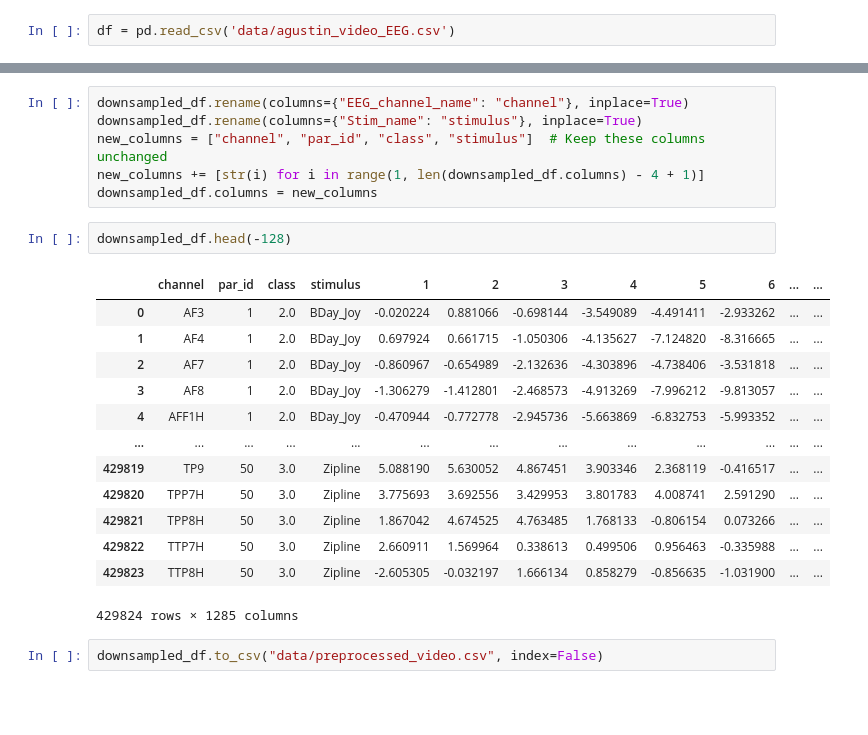
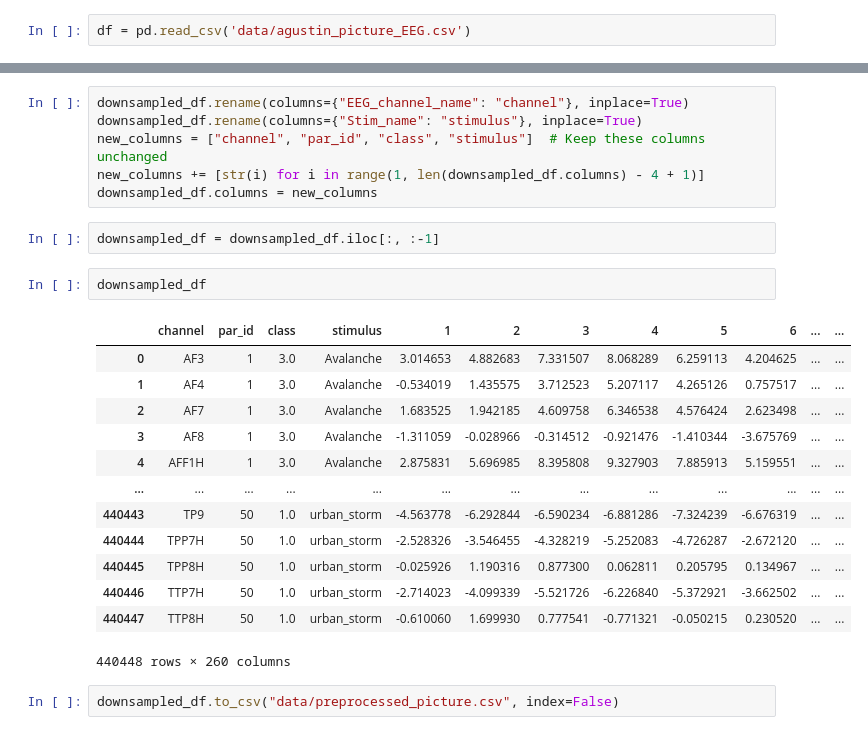
Before and after one commit to agustin-lorenzo/emotion-recognition-thesis, a Jupyter notebook: preprocess.ipynb, the cells around one changed output, grey strips where cells are left out. Drawn from its saved outputs; the diff is of its cells as text; blank space fills up the shorter version.

Commit message:
Preparing to load both picture and video datasets

```diff
--- a/preprocess.ipynb
+++ b/preprocess.ipynb
@@ -3,4 +5,4 @@ import pandas as pd
 # %%
-df = pd.read_csv('data/agustin_video_EEG.csv')
+df = pd.read_csv('data/agustin_picture_EEG.csv')
 # %%
 df.head(10)
@@ -46,21 +35,23 @@ downsampled_df.rename(columns={"Stim_name": "stimulus"}, inplace=True)
 new_columns = ["channel", "par_id", "class", "stimulus"]  # Keep these columns unchanged
 new_columns += [str(i) for i in range(1, len(downsampled_df.columns) - 4 + 1)]
 downsampled_df.columns = new_columns
+# %%
+downsampled_df = downsampled_df.iloc[:, :-1]
 # %%
-downsampled_df.head(-128)
+downsampled_df
 # %% [output]
 |  | channel | par_id | class | stimulus | 1 | 2 | 3 | 4 | 5 | 6 | ... | ... |
-| 0 | AF3 | 1 | 2.0 | BDay_Joy | -0.020224 | 0.881066 | -0.698144 | -3.549089 | -4.491411 | -2.933262 | ... | ... |
-| 1 | AF4 | 1 | 2.0 | BDay_Joy | 0.697924 | 0.661715 | -1.050306 | -4.135627 | -7.124820 | -8.316665 | ... | ... |
-| 2 | AF7 | 1 | 2.0 | BDay_Joy | -0.860967 | -0.654989 | -2.132636 | -4.303896 | -4.738406 | -3.531818 | ... | ... |
-| 3 | AF8 | 1 | 2.0 | BDay_Joy | -1.306279 | -1.412801 | -2.468573 | -4.913269 | -7.996212 | -9.813057 | ... | ... |
-| 4 | AFF1H | 1 | 2.0 | BDay_Joy | -0.470944 | -0.772778 | -2.945736 | -5.663869 | -6.832753 | -5.993352 | ... | ... |
+| 0 | AF3 | 1 | 3.0 | Avalanche | 3.014653 | 4.882683 | 7.331507 | 8.068289 | 6.259113 | 4.204625 | ... | ... |
+| 1 | AF4 | 1 | 3.0 | Avalanche | -0.534019 | 1.435575 | 3.712523 | 5.207117 | 4.265126 | 0.757517 | ... | ... |
+| 2 | AF7 | 1 | 3.0 | Avalanche | 1.683525 | 1.942185 | 4.609758 | 6.346538 | 4.576424 | 2.623498 | ... | ... |
+| 3 | AF8 | 1 | 3.0 | Avalanche | -1.311059 | -0.028966 | -0.314512 | -0.921476 | -1.410344 | -3.675769 | ... | ... |
+| 4 | AFF1H | 1 | 3.0 | Avalanche | 2.875831 | 5.696985 | 8.395808 | 9.327903 | 7.885913 | 5.159551 | ... | ... |
 | ... | ... | ... | ... | ... | ... | ... | ... | ... | ... | ... | ... | ... |
-| 429819 | TP9 | 50 | 3.0 | Zipline | 5.088190 | 5.630052 | 4.867451 | 3.903346 | 2.368119 | -0.416517 | ... | ... |
-| 429820 | TPP7H | 50 | 3.0 | Zipline | 3.775693 | 3.692556 | 3.429953 | 3.801783 | 4.008741 | 2.591290 | ... | ... |
-| 429821 | TPP8H | 50 | 3.0 | Zipline | 1.867042 | 4.674525 | 4.763485 | 1.768133 | -0.806154 | 0.073266 | ... | ... |
-| 429822 | TTP7H | 50 | 3.0 | Zipline | 2.660911 | 1.569964 | 0.338613 | 0.499506 | 0.956463 | -0.335988 | ... | ... |
-| 429823 | TTP8H | 50 | 3.0 | Zipline | -2.605305 | -0.032197 | 1.666134 | 0.858279 | -0.856635 | -1.031900 | ... | ... |
+| 440443 | TP9 | 50 | 1.0 | urban_storm | -4.563778 | -6.292844 | -6.590234 | -6.881286 | -7.324239 | -6.676319 | ... | ... |
+| 440444 | TPP7H | 50 | 1.0 | urban_storm | -2.528326 | -3.546455 | -4.328219 | -5.252083 | -4.726287 | -2.672120 | ... | ... |
+| 440445 | TPP8H | 50 | 1.0 | urban_storm | -0.025926 | 1.190316 | 0.877300 | 0.062811 | 0.205795 | 0.134967 | ... | ... |
+| 440446 | TTP7H | 50 | 1.0 | urban_storm | -2.714023 | -4.099339 | -5.521726 | -6.226840 | -5.372921 | -3.662502 | ... | ... |
+| 440447 | TTP8H | 50 | 1.0 | urban_storm | -0.610060 | 1.699930 | 0.777541 | -0.771321 | -0.050215 | 0.230520 | ... | ... |
-429824 rows × 1285 columns
+440448 rows × 260 columns
 # %%
-downsampled_df.to_csv("data/preprocessed_video.csv", index=False)
+downsampled_df.to_csv("data/preprocessed_picture.csv", index=False)
```
Also changed, not shown: parts of 5 cells of this notebook, 2 other files.
